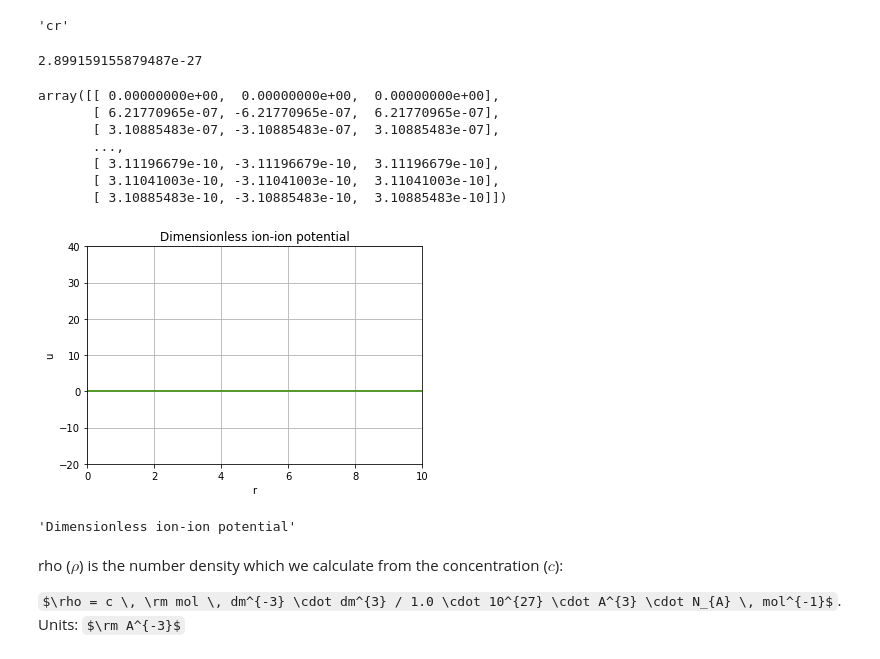
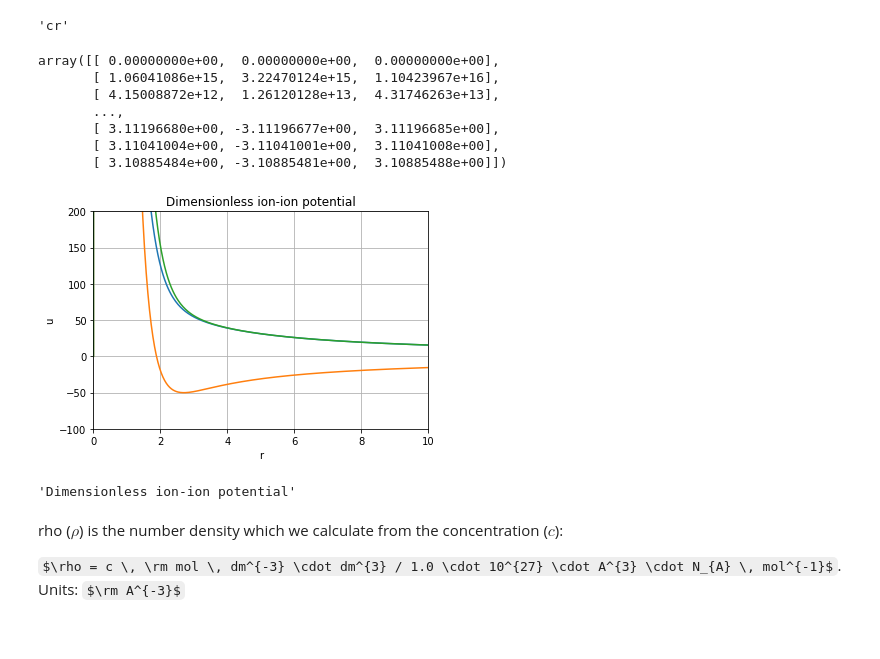
Before and after one commit to Mjboothaus/PhD-Thesis, a Jupyter notebook: notebooks/singlet_kcl.ipynb, the cells around one changed output. Saved outputs shown, nothing was run; the diff lists cells and outputs as text; code cells hidden in the pictures; some formulas as TeX source.

```diff
--- a/notebooks/singlet_kcl.ipynb
+++ b/notebooks/singlet_kcl.ipynb
@@ -203,10 +223,8 @@ def calc_charge(valence):
     return valence * elementary_charge
 # %%
 charge = calc_charge(valence)
-# %%
-elementary_charge * elementary_charge / epsilon_0
-# %% [output]
-2.899159155879487e-27
+# %%
+r_m = r * 1e-10  # convert distance from Angstrom to m
 # %%
 # Use same discretisation for r as z [Confirm?]
 
@@ -215,7 +233,9 @@ def calc_u(valence, cap_b, alpha, cap_c, cap_d, r):
     for i in range(n_component):
         for j in range(i, n_component):
             l = calc_l_index(i, j)
-            u[1:, l] = charge[i] * charge[j]  / (r[1:] * epsilon)
+            u[1:, l] = (charge[i] * charge[j]) / (r_m[1:] * epsilon) + cap_c[l] / \
+                r[1:]**6 + cap_d[l]/r[1:]**8 + \
+                cap_b[l] * np.exp(-alpha * r[1:])
     return u
 # %%
 #TODO: Sort out units for this - doesn't make sense currently
@@ -225,16 +245,16 @@ u = calc_u(charge, cap_b, alpha, cap_c, cap_d, r)
 beta * u
 # %% [output]
 array([[ 0.00000000e+00,  0.00000000e+00,  0.00000000e+00],
-       [ 6.21770965e-07, -6.21770965e-07,  6.21770965e-07],
-       [ 3.10885483e-07, -3.10885483e-07,  3.10885483e-07],
+       [ 1.06041086e+15,  3.22470124e+15,  1.10423967e+16],
+       [ 4.15008872e+12,  1.26120128e+13,  4.31746263e+13],
        ...,
-       [ 3.11196679e-10, -3.11196679e-10,  3.11196679e-10],
-       [ 3.11041003e-10, -3.11041003e-10,  3.11041003e-10],
-       [ 3.10885483e-10, -3.10885483e-10,  3.10885483e-10]])
+       [ 3.11196680e+00, -3.11196677e+00,  3.11196685e+00],
+       [ 3.11041004e+00, -3.11041001e+00,  3.11041008e+00],
+       [ 3.10885484e+00, -3.10885481e+00,  3.10885488e+00]])
 # %%
-make_simple_plot(r, beta * u, "r", "u", "Dimensionless ion-ion potential")
+make_simple_plot(r, beta * u, "r", "u", "Dimensionless ion-ion potential", xliml=[0, 10], yliml=[-100, 200])
 # %% [output]
-[figure, old version]
+[figure, new version]
 'Dimensionless ion-ion potential'
 # %%
 psi_0 = 100     # 100 mV  -- get from UI
```
Also changed, not shown: parts of 12 cells of this notebook, 1 other file.
